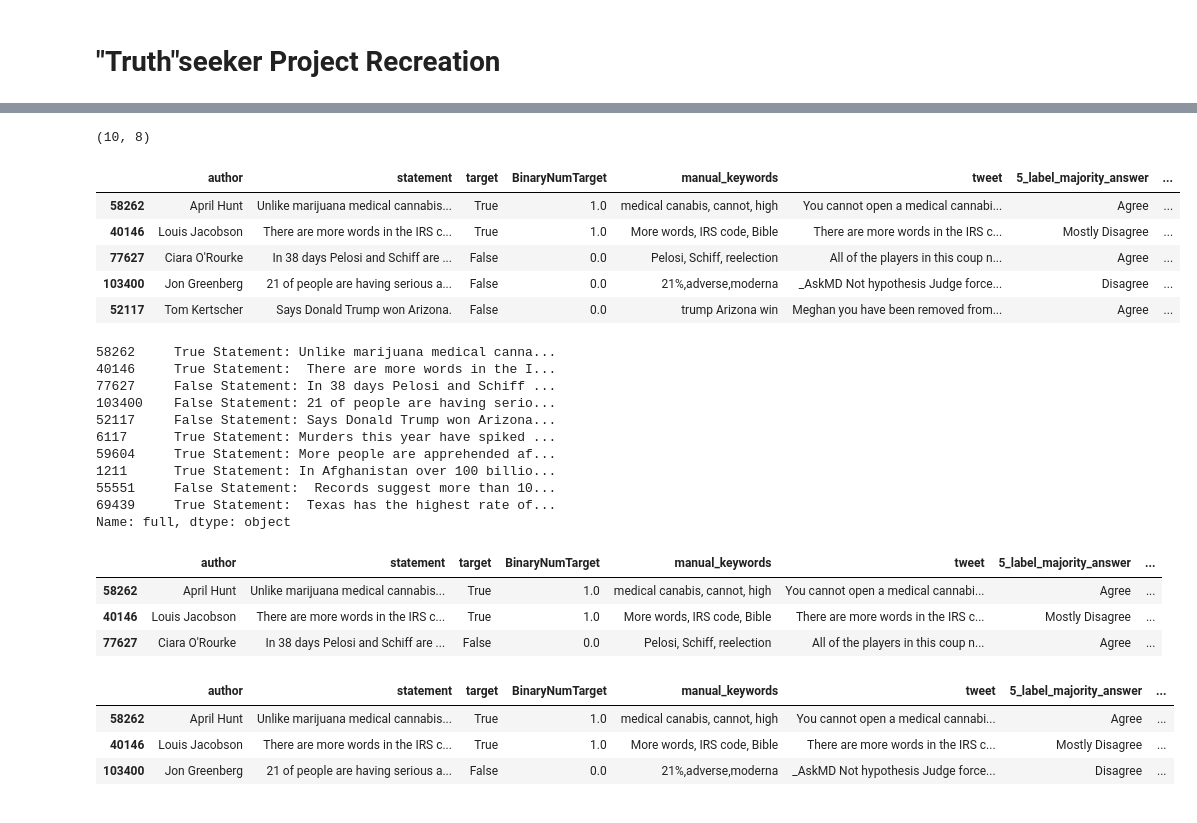
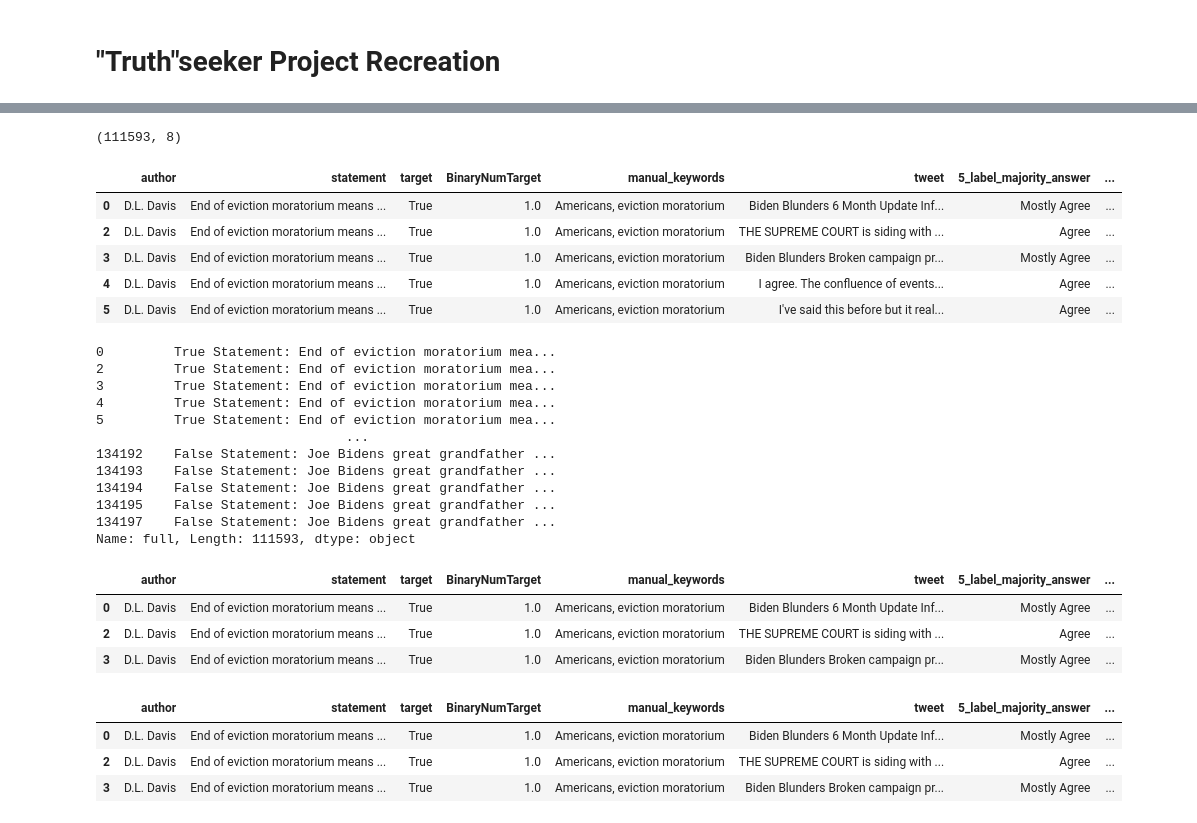
Before and after one commit to triplejay2013/truthseeker, a Jupyter notebook: notebooks/consensus.ipynb, the cells around one changed output, grey strips where cells are left out. Drawn from its saved outputs; the diff is of its cells as text; code cells hidden in the pictures.

```diff
--- a/notebooks/consensus.ipynb
+++ b/notebooks/consensus.ipynb
@@ -32,40 +36,41 @@ device
 # %%
-DATA_PATH = "../data/truthseeker.csv"
+DATA_PATH = "truthseeker.csv"
 df = pd.read_csv(DATA_PATH)
 # Comment on on actual execution. For development, this small sample should run quickly on the CPU
-df = df.sample(frac=0.0001,  random_state=27)
+#df = df.sample(frac=0.01,  random_state=27)
 df.drop(columns=["Unnamed: 0"], inplace=True)
 df = df[~df["5_label_majority_answer"].isin(["NO MAJORITY", "Unrelated"])]
 
 clean_cols = ["statement", "tweet"]
 df[clean_cols] = df[clean_cols].applymap(util.clean_text)
 
 print(df.shape)
 df.head()
 # %% [output]
-(10, 8)
+(111593, 8)
 |  | author | statement | target | BinaryNumTarget | manual_keywords | tweet | 5_label_majority_answer | ... |
-| 58262 | April Hunt | Unlike marijuana medical cannabis... | True | 1.0 | medical canabis, cannot, high | You cannot open a medical cannabi... | Agree | ... |
-| 40146 | Louis Jacobson | There are more words in the IRS c... | True | 1.0 | More words, IRS code, Bible | There are more words in the IRS c... | Mostly Disagree | ... |
-| 77627 | Ciara O'Rourke | In 38 days Pelosi and Schiff are ... | False | 0.0 | Pelosi, Schiff, reelection | All of the players in this coup n... | Agree | ... |
-| 103400 | Jon Greenberg | 21 of people are having serious a... | False | 0.0 | 21%,adverse,moderna | _AskMD Not hypothesis Judge force... | Disagree | ... |
-| 52117 | Tom Kertscher | Says Donald Trump won Arizona. | False | 0.0 | trump Arizona win | Meghan you have been removed from... | Agree | ... |
+| 0 | D.L. Davis | End of eviction moratorium means ... | True | 1.0 | Americans, eviction moratorium | Biden Blunders 6 Month Update Inf... | Mostly Agree | ... |
+| 2 | D.L. Davis | End of eviction moratorium means ... | True | 1.0 | Americans, eviction moratorium | THE SUPREME COURT is siding with ... | Agree | ... |
+| 3 | D.L. Davis | End of eviction moratorium means ... | True | 1.0 | Americans, eviction moratorium | Biden Blunders Broken campaign pr... | Mostly Agree | ... |
+| 4 | D.L. Davis | End of eviction moratorium means ... | True | 1.0 | Americans, eviction moratorium | I agree. The confluence of events... | Agree | ... |
+| 5 | D.L. Davis | End of eviction moratorium means ... | True | 1.0 | Americans, eviction moratorium | I've said this before but it real... | Agree | ... |
 # %%
 # Combine tweet + statement + "ground truth" value for training.
 df['full'] = df['target'].astype(str) + ' Statement: ' + df['statement'] + '| Tweet: ' + df['tweet']
 df['full']
 # %% [output]
-58262     True Statement: Unlike marijuana medical canna...
-40146     True Statement:  There are more words in the I...
-77627     False Statement: In 38 days Pelosi and Schiff ...
-103400    False Statement: 21 of people are having serio...
-52117     False Statement: Says Donald Trump won Arizona...
-6117      True Statement: Murders this year have spiked ...
-59604     True Statement: More people are apprehended af...
-1211      True Statement: In Afghanistan over 100 billio...
-55551     False Statement:  Records suggest more than 10...
-69439     True Statement:  Texas has the highest rate of...
-Name: full, dtype: object
+0         True Statement: End of eviction moratorium mea...
+2         True Statement: End of eviction moratorium mea...
+3         True Statement: End of eviction moratorium mea...
+4         True Statement: End of eviction moratorium mea...
+5         True Statement: End of eviction moratorium mea...
+                                ...
+134192    False Statement: Joe Bidens great grandfather ...
+134193    False Statement: Joe Bidens great grandfather ...
+134194    False Statement: Joe Bidens great grandfather ...
+134195    False Statement: Joe Bidens great grandfather ...
+134197    False Statement: Joe Bidens great grandfather ...
+Name: full, Length: 111593, dtype: object
 # %%
 #CATEGORY = "5_label_majority_answer"
 CATEGORY = "3_label_majority_answer"
@@ -73,9 +78,9 @@ df["labels"] = df[CATEGORY].astype("category").cat.codes
 df.head(3)
 # %% [output]
 |  | author | statement | target | BinaryNumTarget | manual_keywords | tweet | 5_label_majority_answer | ... |
-| 58262 | April Hunt | Unlike marijuana medical cannabis... | True | 1.0 | medical canabis, cannot, high | You cannot open a medical cannabi... | Agree | ... |
-| 40146 | Louis Jacobson | There are more words in the IRS c... | True | 1.0 | More words, IRS code, Bible | There are more words in the IRS c... | Mostly Disagree | ... |
-| 77627 | Ciara O'Rourke | In 38 days Pelosi and Schiff are ... | False | 0.0 | Pelosi, Schiff, reelection | All of the players in this coup n... | Agree | ... |
+| 0 | D.L. Davis | End of eviction moratorium means ... | True | 1.0 | Americans, eviction moratorium | Biden Blunders 6 Month Update Inf... | Mostly Agree | ... |
+| 2 | D.L. Davis | End of eviction moratorium means ... | True | 1.0 | Americans, eviction moratorium | THE SUPREME COURT is siding with ... | Agree | ... |
+| 3 | D.L. Davis | End of eviction moratorium means ... | True | 1.0 | Americans, eviction moratorium | Biden Blunders Broken campaign pr... | Mostly Agree | ... |
 # %%
 # Split data into train (80%), validation (10%), and test (10%) splits
 train_statements, temp_statements = train_test_split(df['statement'].unique(), test_size=0.2, random_state=27)
@@ -89,9 +94,9 @@ test_df = df[df['statement'].isin(test_statements)]
 train_df.head(3)
 # %% [output]
 |  | author | statement | target | BinaryNumTarget | manual_keywords | tweet | 5_label_majority_answer | ... |
-| 58262 | April Hunt | Unlike marijuana medical cannabis... | True | 1.0 | medical canabis, cannot, high | You cannot open a medical cannabi... | Agree | ... |
-| 40146 | Louis Jacobson | There are more words in the IRS c... | True | 1.0 | More words, IRS code, Bible | There are more words in the IRS c... | Mostly Disagree | ... |
-| 103400 | Jon Greenberg | 21 of people are having serious a... | False | 0.0 | 21%,adverse,moderna | _AskMD Not hypothesis Judge force... | Disagree | ... |
+| 0 | D.L. Davis | End of eviction moratorium means ... | True | 1.0 | Americans, eviction moratorium | Biden Blunders 6 Month Update Inf... | Mostly Agree | ... |
+| 2 | D.L. Davis | End of eviction moratorium means ... | True | 1.0 | Americans, eviction moratorium | THE SUPREME COURT is siding with ... | Agree | ... |
+| 3 | D.L. Davis | End of eviction moratorium means ... | True | 1.0 | Americans, eviction moratorium | Biden Blunders Broken campaign pr... | Mostly Agree | ... |
 # %%
 # Convert train and test DataFrames into Hugging Face Datasets
 train_dataset = Dataset.from_pandas(train_df)
```
Also changed, not shown: parts of 5 cells of this notebook, 3 other files.
